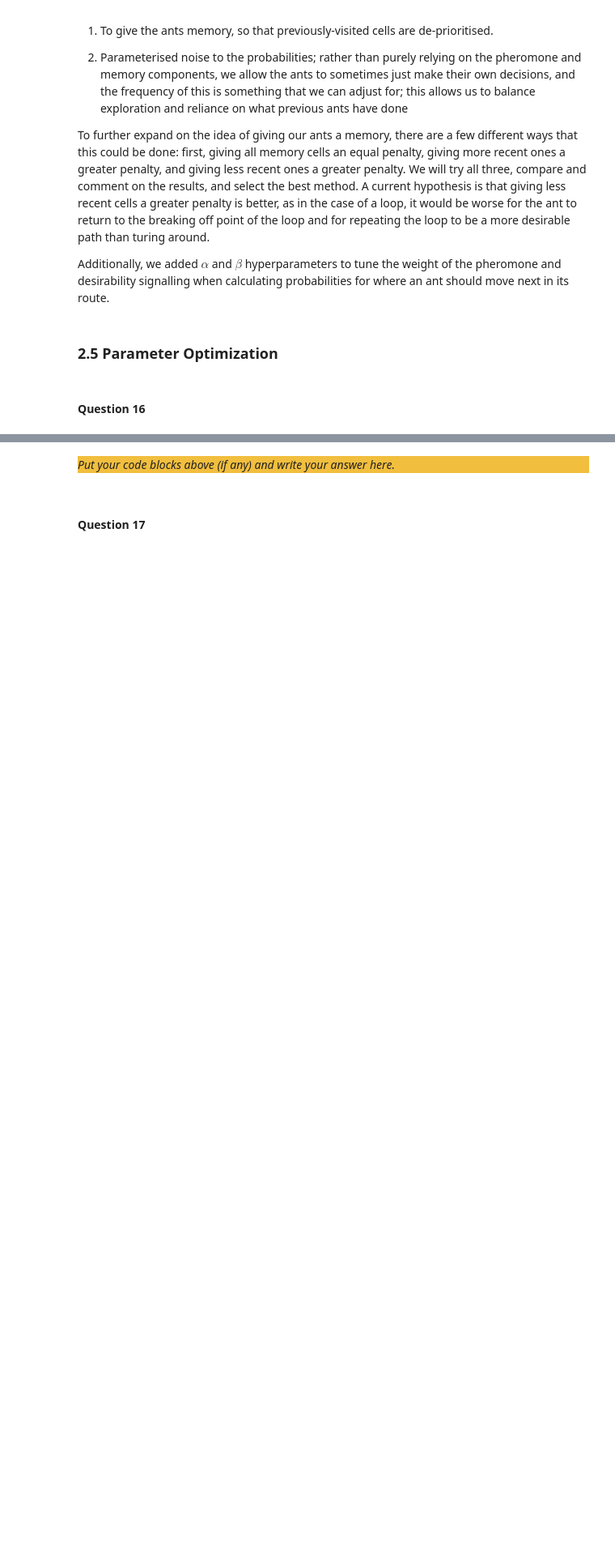
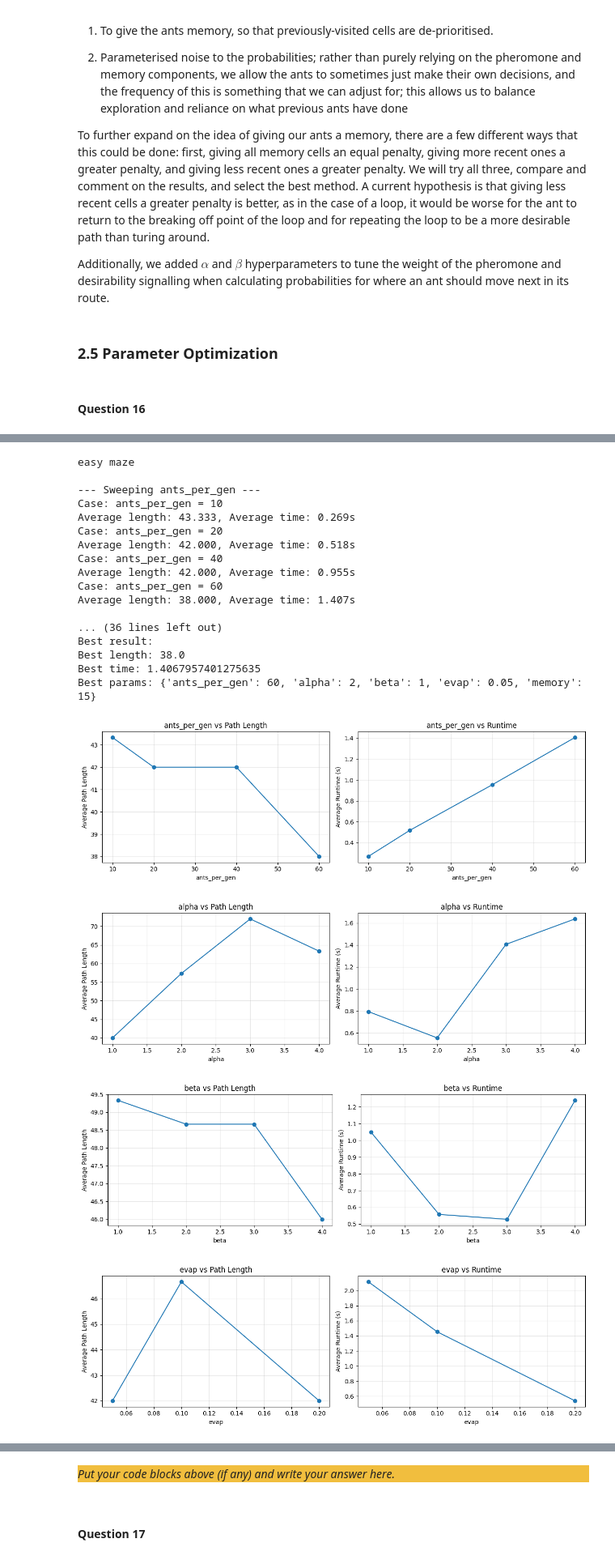
Before and after one commit to fusiatique/ci-assignments, a Jupyter notebook: assignment_2/src/Main.ipynb, the cells around one changed output, grey strips where cells are left out. Shown at 81% size. Saved outputs shown, nothing was run; the diff lists cells and outputs as text; code cells hidden in the pictures; blank space fills up the shorter version.

```diff
--- a/assignment_2/src/Main.ipynb
+++ b/assignment_2/src/Main.ipynb
@@ -333,8 +331,10 @@ ga = GeneticAlgorithm(generations, population_size)
 # Run optimzation and write to file
 for i in range(10):
     solution, fitness = ga.solve_tsp(tsp_data)
+    distance = int(1/(fitness/1000))
     print(f"run number {i}: ", end='')
-    print(fitness)
+    print(fitness, end=' ')
+    print(f"total distance: {distance}")
 
 tsp_data.write_action_file(solution, "./../data/tsp_solution.txt")
 # %% [output]
@@ -1008,0 +1094,26 @@ Best:  195.0 10.881 (3, 0.5, 0.1)
+# %%
+print("easy maze")
+# takes ~1 minute to search
+sweep(Maze.create_maze("./../data/easy_maze.txt"), spec = PathSpecification.read_coordinates("./../data/easy_coordinates.txt"))
+# %% [output]
+easy maze
+
+--- Sweeping ants_per_gen ---
+Case: ants_per_gen = 10
+Average length: 43.333, Average time: 0.269s
+Case: ants_per_gen = 20
+Average length: 42.000, Average time: 0.518s
+Case: ants_per_gen = 40
+Average length: 42.000, Average time: 0.955s
+Case: ants_per_gen = 60
+Average length: 38.000, Average time: 1.407s
+
+... (36 lines left out)
+Best result:
+Best length: 38.0
+Best time: 1.4067957401275635
+Best params: {'ants_per_gen': 60, 'alpha': 2, 'beta': 1, 'evap': 0.05, 'memory': 15}
+[figure, added]
+[figure, added]
+[figure, added]
+[figure, added]
```
Also changed, not shown: parts of 21 cells of this notebook, 5 other files.
